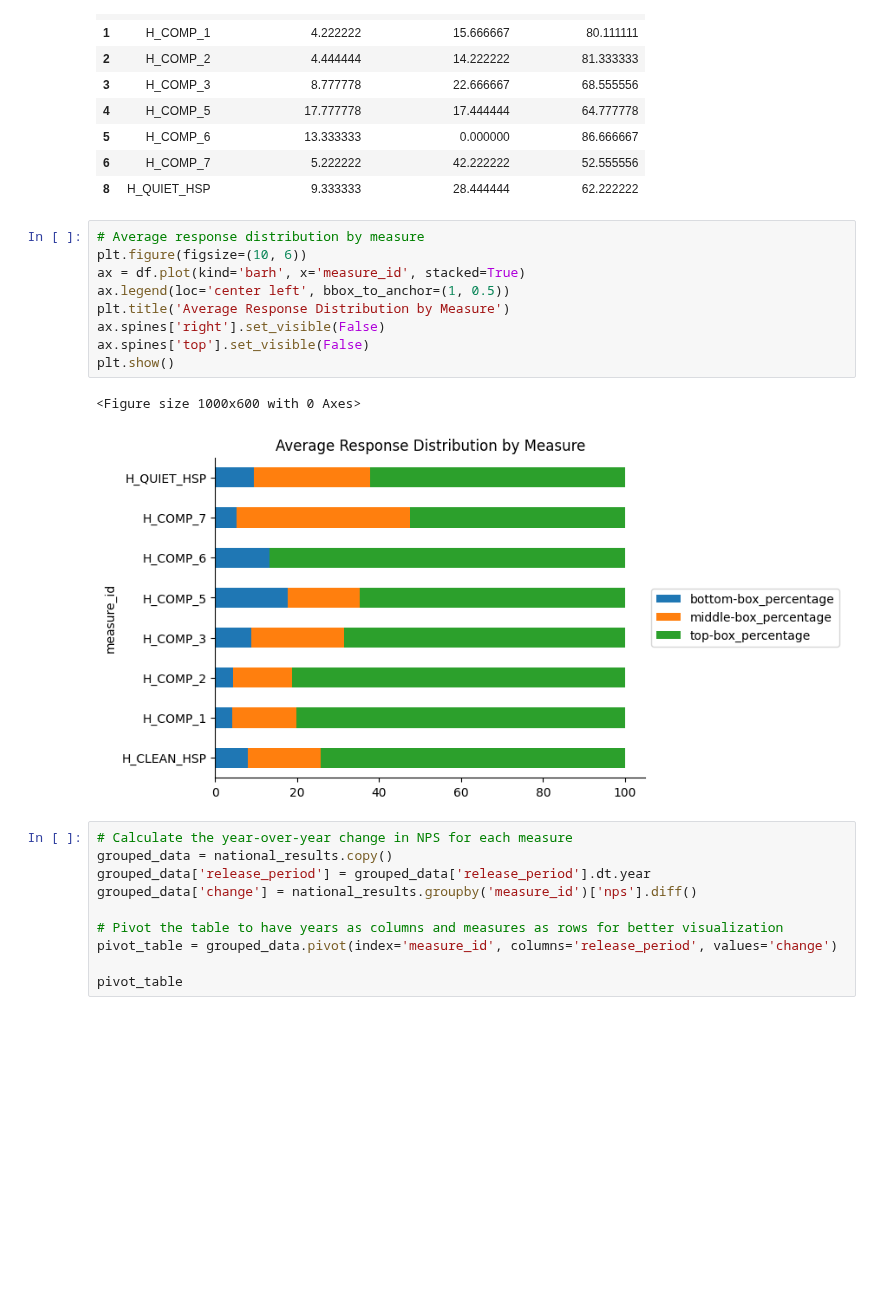
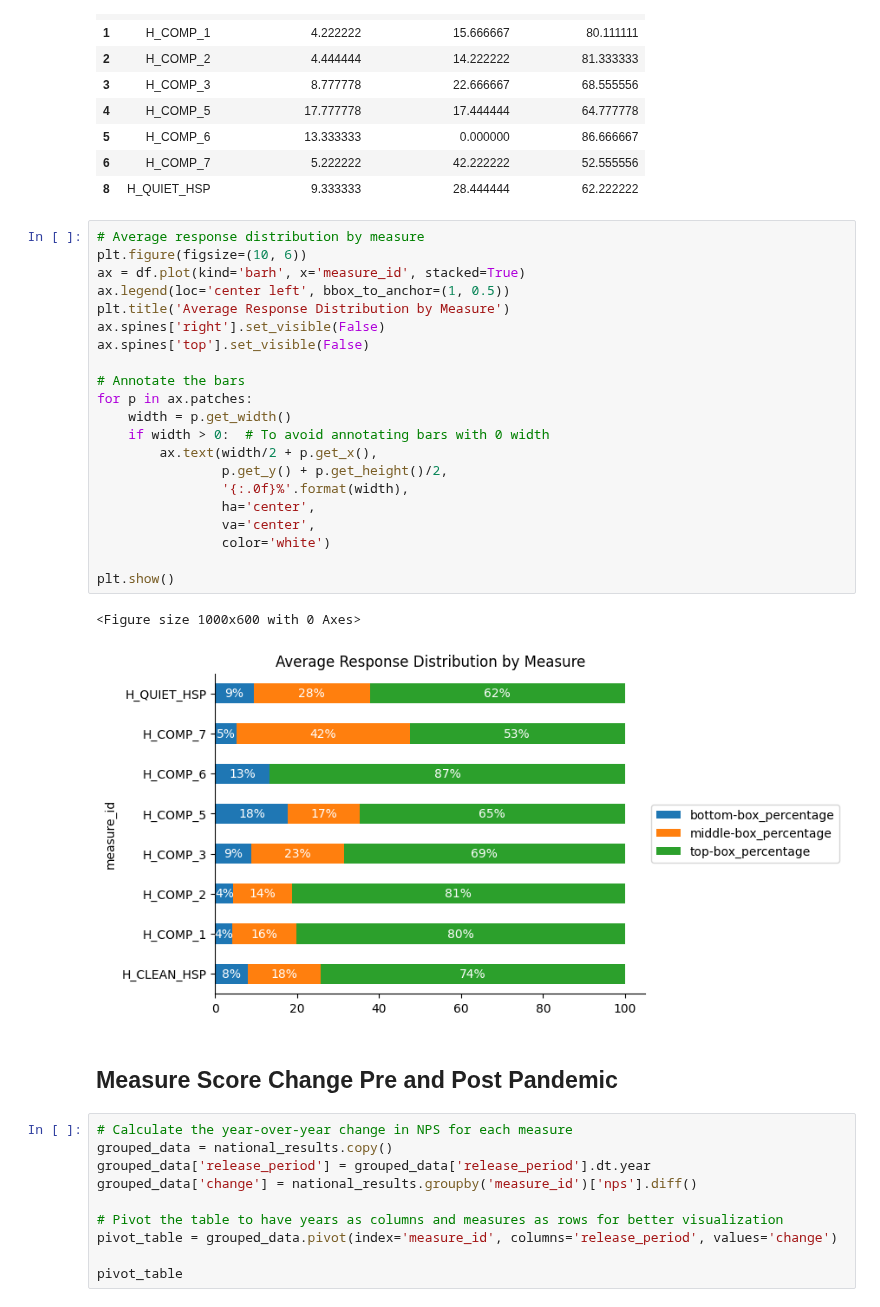
Before and after one commit to andyguo0228/maven_healthcare, a Jupyter notebook: maven_healthcare.ipynb, the cells around one changed output. Cells and saved outputs as stored; diff of their text form; blank space fills up the shorter version.

```diff
--- a/maven_healthcare.ipynb
+++ b/maven_healthcare.ipynb
@@ -150,15 +151,29 @@ df
 # %%
 # Average response distribution by measure
 plt.figure(figsize=(10, 6))
 ax = df.plot(kind='barh', x='measure_id', stacked=True)
 ax.legend(loc='center left', bbox_to_anchor=(1, 0.5))
 plt.title('Average Response Distribution by Measure')
 ax.spines['right'].set_visible(False)
 ax.spines['top'].set_visible(False)
+
+# Annotate the bars
+for p in ax.patches:
+    width = p.get_width()
+    if width > 0:  # To avoid annotating bars with 0 width
+        ax.text(width/2 + p.get_x(),
+                p.get_y() + p.get_height()/2,
+                '{:.0f}%'.format(width),
+                ha='center',
+                va='center',
+                color='white')
+
 plt.show()
 # %% [output]
 <Figure size 1000x600 with 0 Axes>
-[figure, old version]
+[figure, new version]
+# %% [markdown]
+## Measure Score Change Pre and Post Pandemic
 # %%
 # Calculate the year-over-year change in NPS for each measure
 grouped_data = national_results.copy()
```
Also changed, not shown: parts of 8 cells of this notebook, 1 other file.
